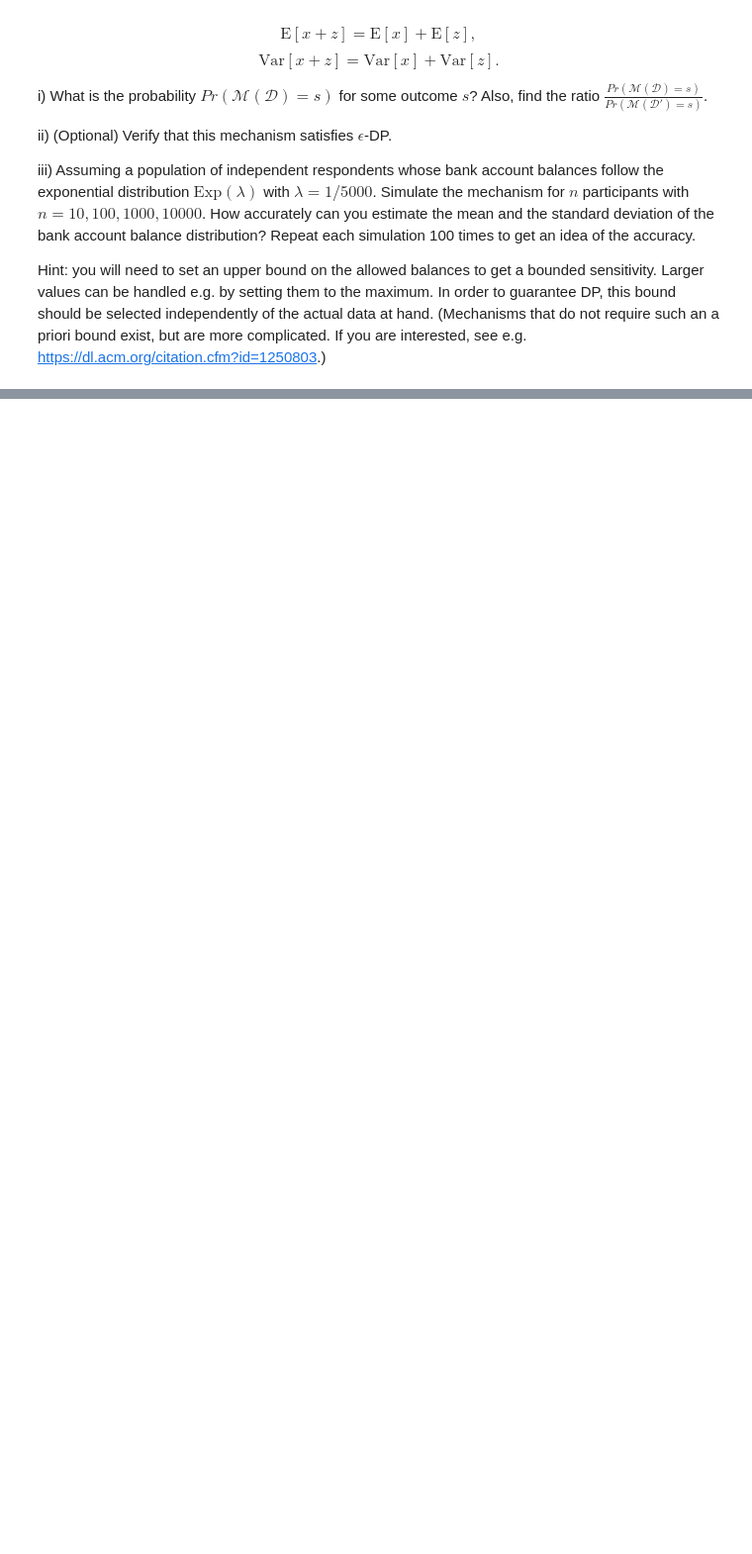
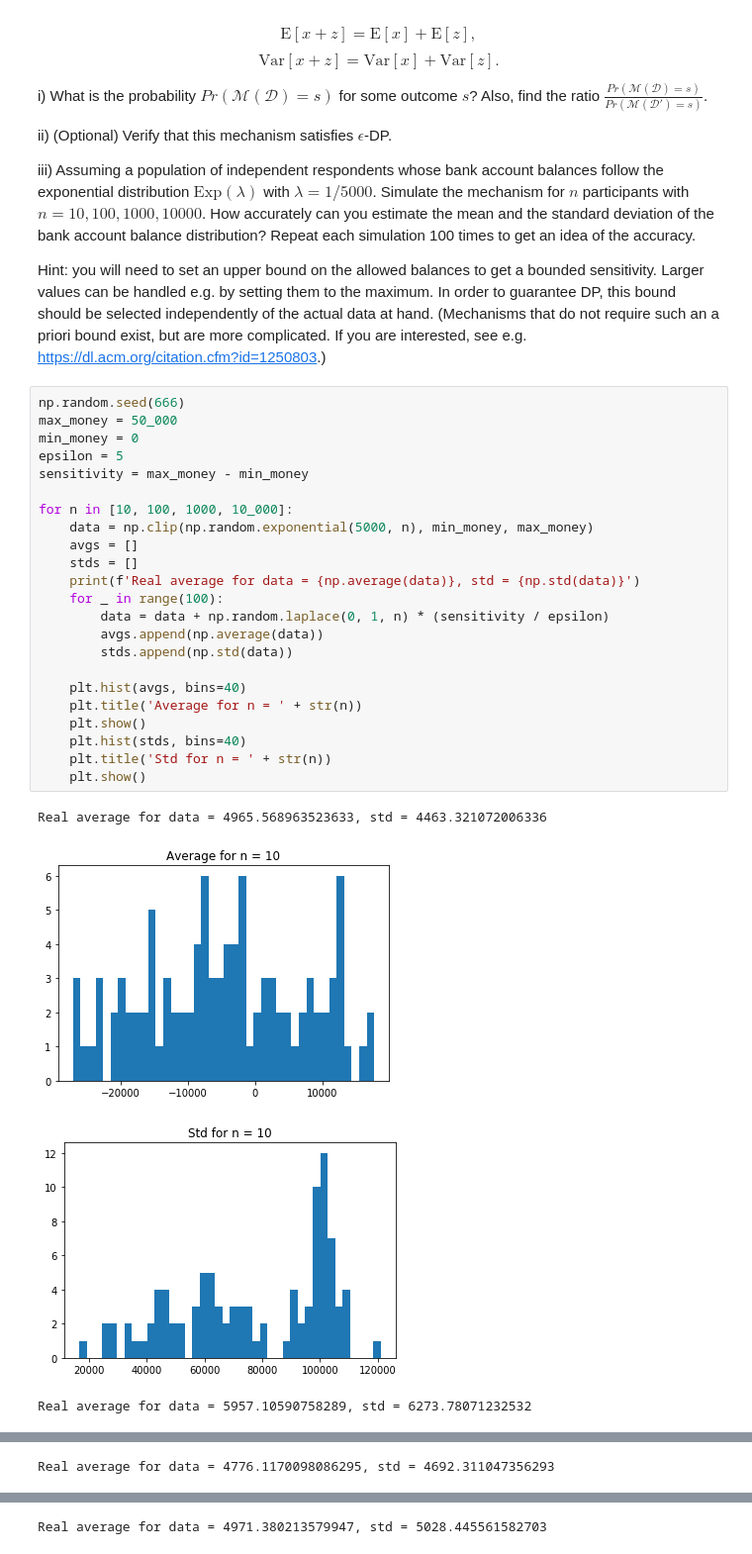
Before and after one commit to Djiffit/TML, a Jupyter notebook: project1.ipynb, the cells around one changed output, grey strips where cells are left out. Shown at 99% size. Saved outputs shown, nothing was run; the diff lists cells and outputs as text; blank space fills up the shorter version.

```diff
--- a/project1.ipynb
+++ b/project1.ipynb
@@ -125,3 +149,31 @@ iii) Assuming a population of independent respondents whose bank account balance
 Repeat each simulation 100 times to get an idea of the accuracy.
 
 Hint: you will need to set an upper bound on the allowed balances to get a bounded sensitivity. Larger values can be handled e.g. by setting them to the maximum. In order to guarantee DP, this bound should be selected independently of the actual data at hand. (Mechanisms that do not require such an a priori bound exist, but are more complicated. If you are interested, see e.g. https://dl.acm.org/citation.cfm?id=1250803.)
+# %%
+np.random.seed(666)
+max_money = 50_000
+min_money = 0
+epsilon = 5
+sensitivity = max_money - min_money
+
+for n in [10, 100, 1000, 10_000]:
+    data = np.clip(np.random.exponential(5000, n), min_money, max_money)
+    avgs = []
+    stds = []
+    print(f'Real average for data = {np.average(data)}, std = {np.std(data)}')
+    for _ in range(100):
+        data = data + np.random.laplace(0, 1, n) * (sensitivity / epsilon)
+        avgs.append(np.average(data))
+        stds.append(np.std(data))
+
+    plt.hist(avgs, bins=40)
+    plt.title('Average for n = ' + str(n))
+    plt.show()
+    plt.hist(stds, bins=40)
+    plt.title('Std for n = ' + str(n))
+    plt.show()
+# %% [output]
+Real average for data = 4965.568963523633, std = 4463.321072006336
+[figure, added]
+[figure, added]
+Real average for data = 5957.10590758289, std = 6273.78071232532
@@ -127,0 +182 @@ Hint: you will need to set an upper bound on the allowed balances to get a bound
+Real average for data = 4776.1170098086295, std = 4692.311047356293
@@ -127,0 +185 @@ Hint: you will need to set an upper bound on the allowed balances to get a bound
+Real average for data = 4971.380213579947, std = 5028.445561582703
```
Also changed, not shown: parts of 9 cells of this notebook.
